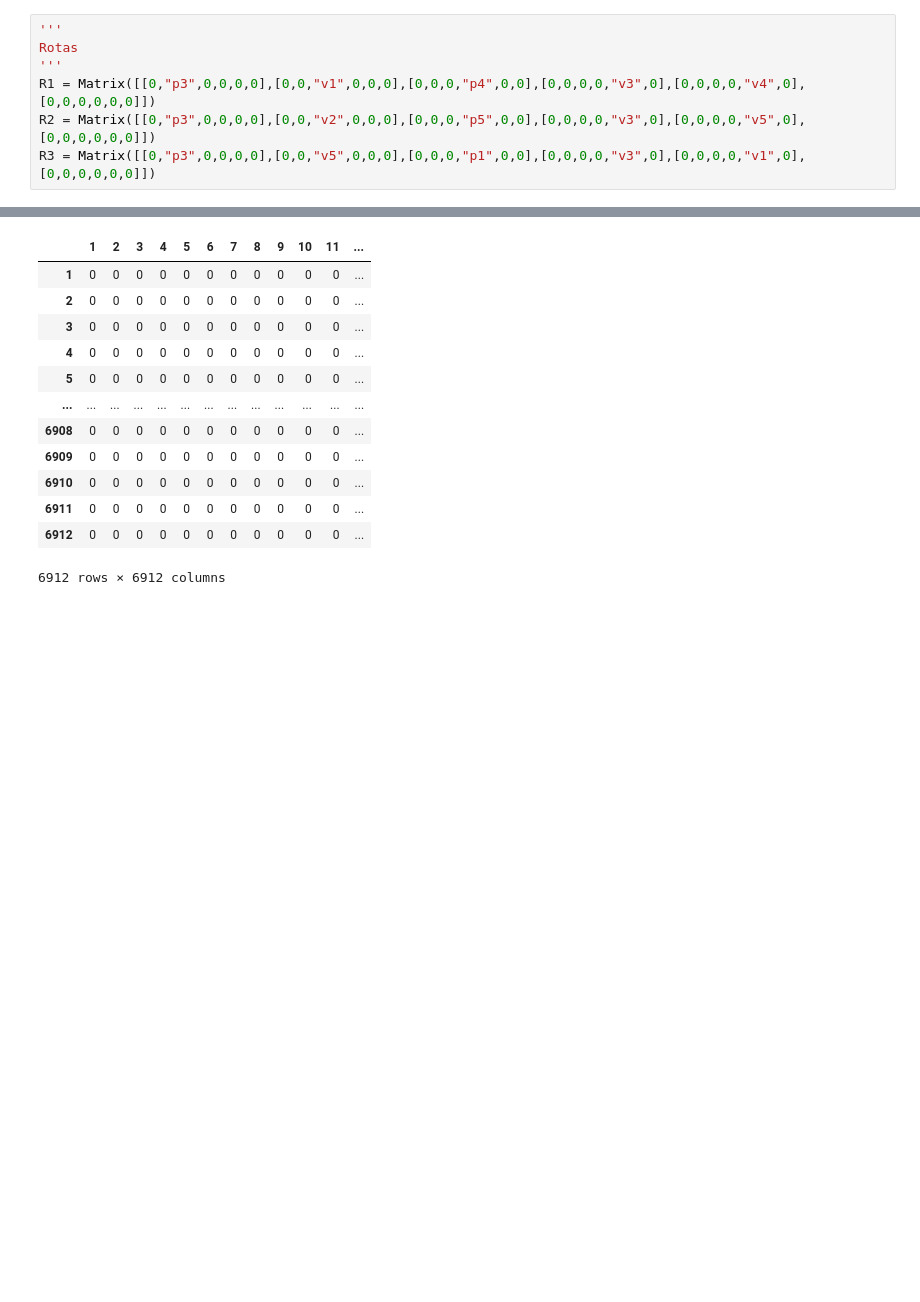
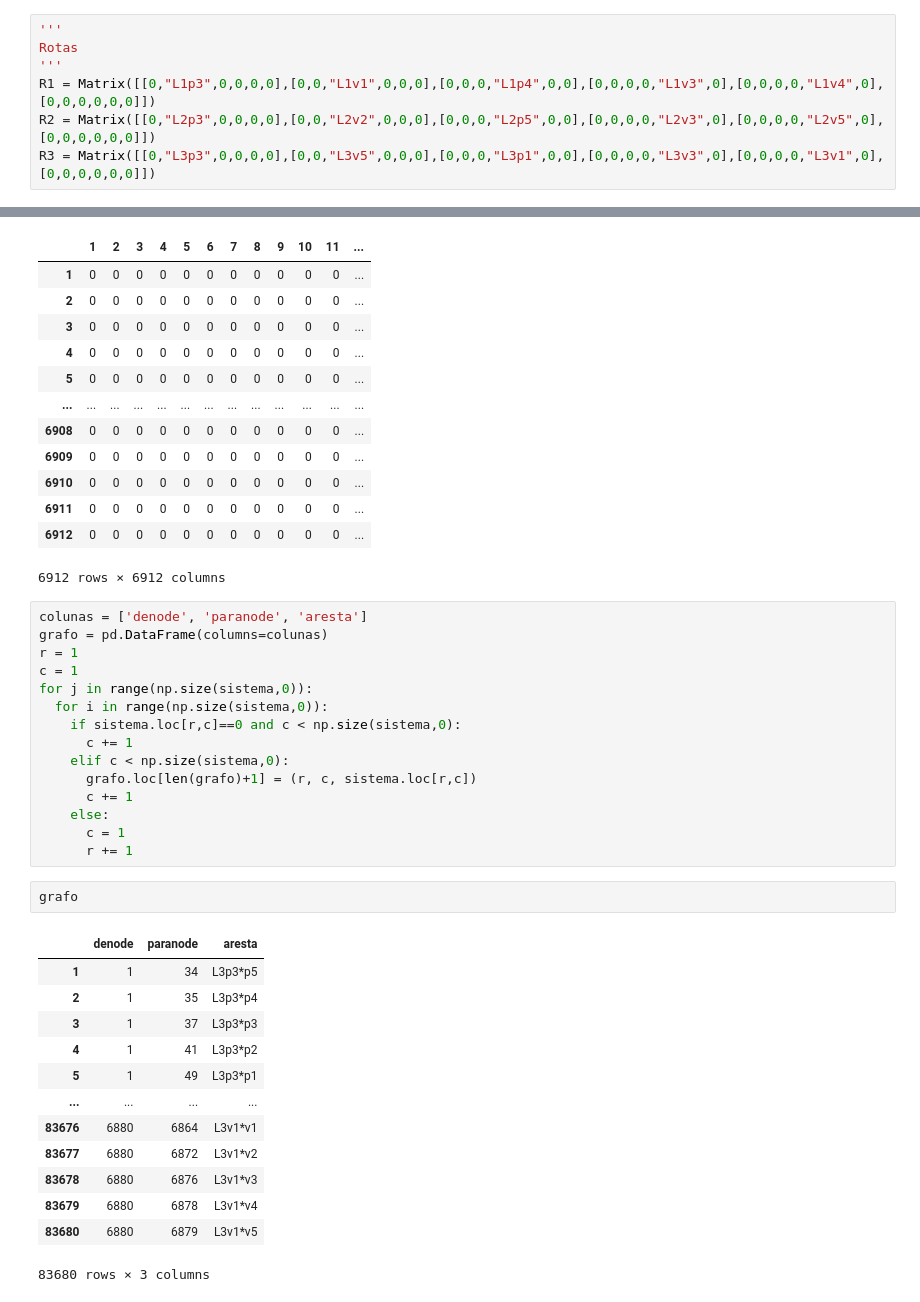
Before and after one commit to julianovale/otimizacao_simulacao, a Jupyter notebook: 0008_ex_trem_kronecker_artigo.ipynb, the cells around one changed output, grey strips where cells are left out. Cells and saved outputs as stored; diff of their text form; blank space fills up the shorter version.

```diff
--- a/0008_ex_trem_kronecker_artigo.ipynb
+++ b/0008_ex_trem_kronecker_artigo.ipynb
@@ -9,9 +9,9 @@ import pandas as pd
 '''
 Rotas
 '''
-R1 = Matrix([[0,"p3",0,0,0,0],[0,0,"v1",0,0,0],[0,0,0,"p4",0,0],[0,0,0,0,"v3",0],[0,0,0,0,"v4",0],[0,0,0,0,0,0]])
-R2 = Matrix([[0,"p3",0,0,0,0],[0,0,"v2",0,0,0],[0,0,0,"p5",0,0],[0,0,0,0,"v3",0],[0,0,0,0,"v5",0],[0,0,0,0,0,0]])
-R3 = Matrix([[0,"p3",0,0,0,0],[0,0,"v5",0,0,0],[0,0,0,"p1",0,0],[0,0,0,0,"v3",0],[0,0,0,0,"v1",0],[0,0,0,0,0,0]])
+R1 = Matrix([[0,"L1p3",0,0,0,0],[0,0,"L1v1",0,0,0],[0,0,0,"L1p4",0,0],[0,0,0,0,"L1v3",0],[0,0,0,0,"L1v4",0],[0,0,0,0,0,0]])
+R2 = Matrix([[0,"L2p3",0,0,0,0],[0,0,"L2v2",0,0,0],[0,0,0,"L2p5",0,0],[0,0,0,0,"L2v3",0],[0,0,0,0,"L2v5",0],[0,0,0,0,0,0]])
+R3 = Matrix([[0,"L3p3",0,0,0,0],[0,0,"L3v5",0,0,0],[0,0,0,"L3p1",0,0],[0,0,0,0,"L3v3",0],[0,0,0,0,"L3v1",0],[0,0,0,0,0,0]])
 # %%
 '''
 Seções de bloqueio
@@ -58,3 +58,34 @@ sistema
 | 6911 | 0 | 0 | 0 | 0 | 0 | 0 | 0 | 0 | 0 | 0 | 0 | ... |
 | 6912 | 0 | 0 | 0 | 0 | 0 | 0 | 0 | 0 | 0 | 0 | 0 | ... |
 6912 rows × 6912 columns
+# %%
+colunas = ['denode', 'paranode', 'aresta']
+grafo = pd.DataFrame(columns=colunas)
+r = 1
+c = 1
+for j in range(np.size(sistema,0)):
+  for i in range(np.size(sistema,0)):
+    if sistema.loc[r,c]==0 and c < np.size(sistema,0):
+      c += 1
+    elif c < np.size(sistema,0):
+      grafo.loc[len(grafo)+1] = (r, c, sistema.loc[r,c])
+      c += 1
+    else:
+      c = 1
+      r += 1
+# %%
+grafo
+# %% [output]
+|  | denode | paranode | aresta |
+| 1 | 1 | 34 | L3p3*p5 |
+| 2 | 1 | 35 | L3p3*p4 |
+| 3 | 1 | 37 | L3p3*p3 |
+| 4 | 1 | 41 | L3p3*p2 |
+| 5 | 1 | 49 | L3p3*p1 |
+| ... | ... | ... | ... |
+| 83676 | 6880 | 6864 | L3v1*v1 |
+| 83677 | 6880 | 6872 | L3v1*v2 |
+| 83678 | 6880 | 6876 | L3v1*v3 |
+| 83679 | 6880 | 6878 | L3v1*v4 |
+| 83680 | 6880 | 6879 | L3v1*v5 |
+83680 rows × 3 columns
```
Also changed, not shown: parts of 2 cells of this notebook.
